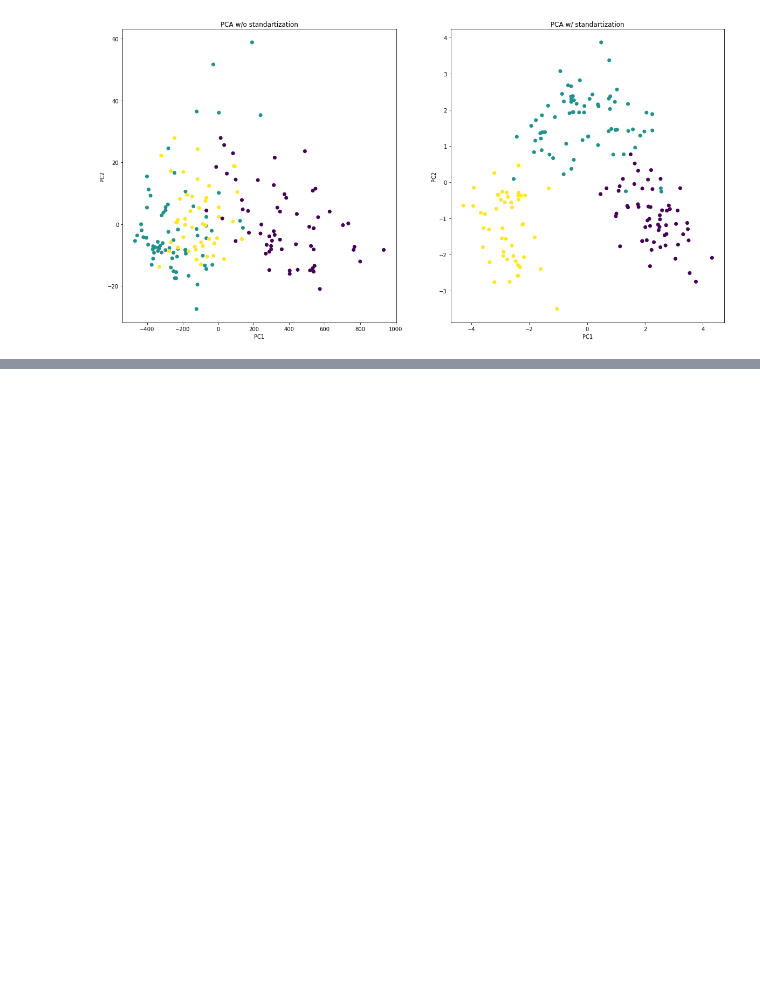
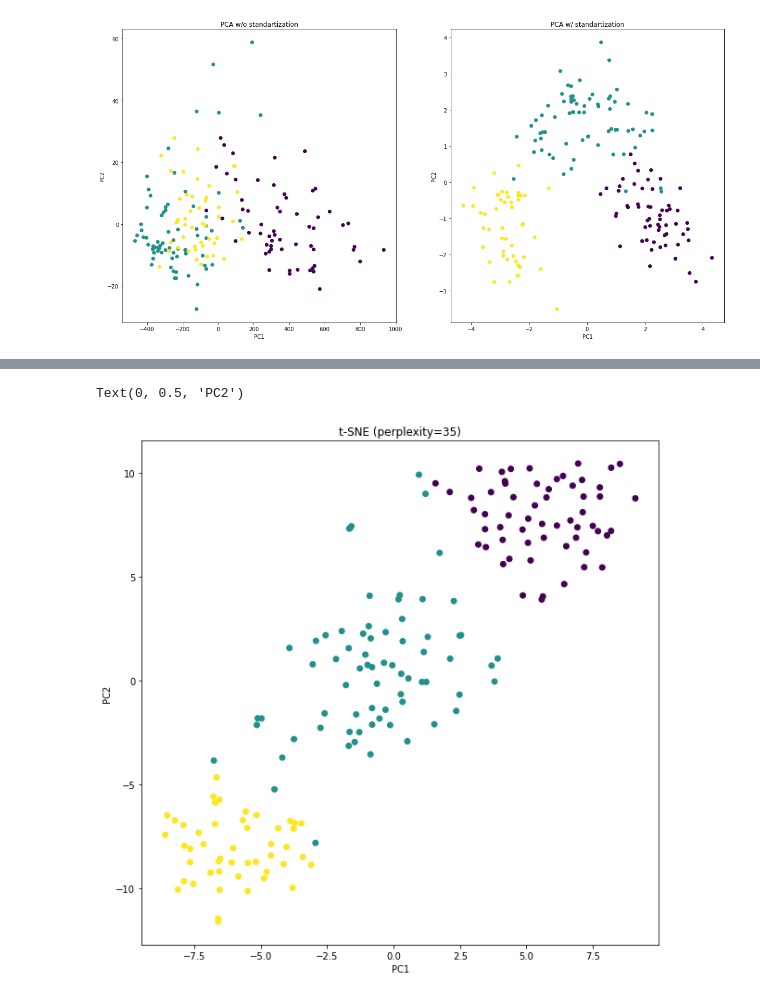
Before and after one commit to ynahum/anam_hw, a Jupyter notebook: wet1/ee046202_wet1_034462796_204813323.ipynb, the cells around one changed output, grey strips where cells are left out. Drawn from its saved outputs; the diff is of its cells as text; code cells hidden in the pictures; blank space fills up the shorter version.

```diff
--- a/wet1/ee046202_wet1_034462796_204813323.ipynb
+++ b/wet1/ee046202_wet1_034462796_204813323.ipynb
@@ -630,3 +638,24 @@ With scaling, the PCA correctly preserves as possible with 2 PC the connections
+# %%
+# your code here - you can use as many cells as you need
+
+seed = 42
+np.random.seed(seed)
+
+perp = 35
+
+tsne_model = TSNE(n_components=2, perplexity=perp, random_state=seed)
+X_scaled_tsne = tsne_model.fit_transform(X_scaled)
+
+fig = plt.figure(figsize=(10,10))
+ax3 = fig.add_subplot(1,1,1)
+
+ax3.scatter(X_scaled_tsne[:,0], X_scaled_tsne[:,1], c=y)
+ax3.set_title("t-SNE (perplexity={0})".format(perp))
+ax3.set_xlabel("PC1")
+ax3.set_ylabel("PC2")
+# %% [output]
+Text(0, 0.5, 'PC2')
+[figure, added]
 # %% [markdown]
 ### <img src="https://img.icons8.com/bubbles/48/000000/ask-question.png" style="height:50px;display:inline"> Question 7 - T-SNE
 ---
```
Also changed, not shown: parts of 19 cells of this notebook.
